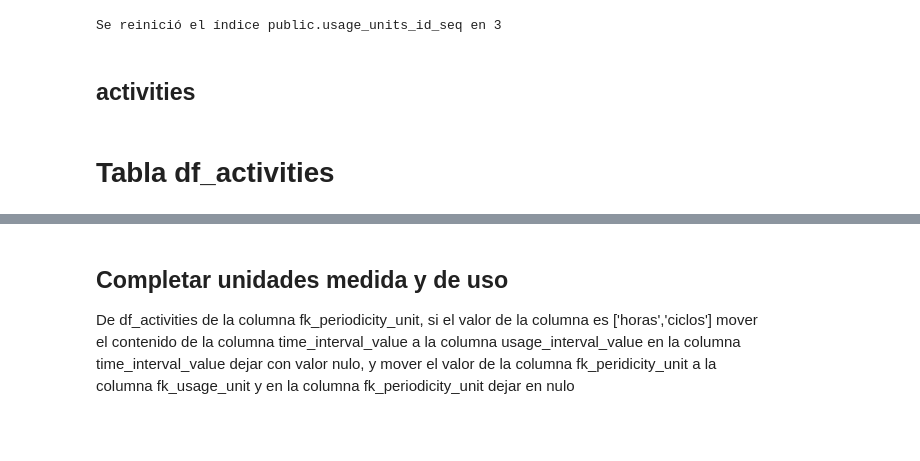
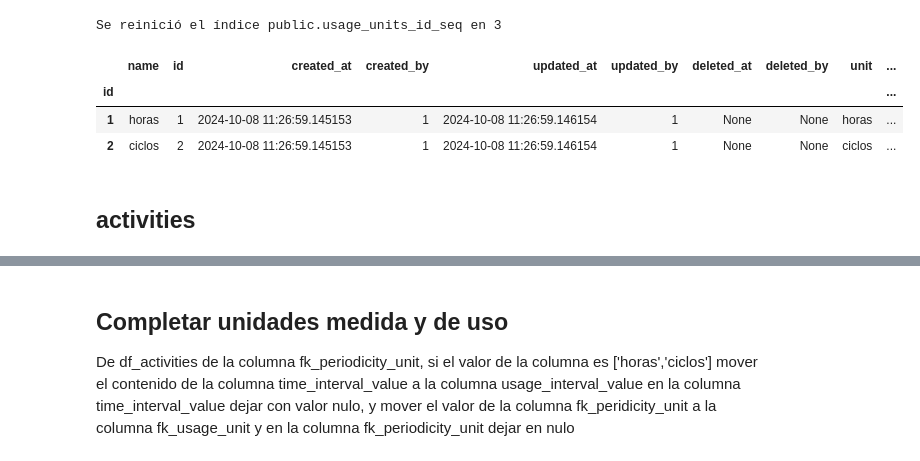
Before and after one commit to raulink/datascience_etcmt, a Jupyter notebook: notebooks/1.script.ipynb, the cells around one changed output, grey strips where cells are left out. Saved outputs shown, nothing was run; the diff lists cells and outputs as text; code cells hidden in the pictures; blank space fills up the shorter version.

Commit message:
Script activities funcionando

```diff
--- a/notebooks/1.script.ipynb
+++ b/notebooks/1.script.ipynb
@@ -134,9 +134,21 @@ class GoogleSheetProcessor:
         return df_unique
 
 
-    def buscarIndice(self, df: pd.DataFrame, valor, columna_id='value'):
+    def buscarIndice(self, df: pd.DataFrame, valor:str, columna_id='value'):
         # Verificar si el valor está en la columna_id especificada
-        resultado = df[df[columna_id].str.contains(valor, case=False, na=False)]
+        """
+        Busca un valor en la columna especificada del DataFrame.
+        Si el valor de búsqueda es nulo o si no se encuentra, retorna el mismo valor de búsqueda.
+        """
+        # Validar si el valor de búsqueda es nulo
+
+        if pd.isna(valor):
+            return None #pd.NA
+
+        #fkc_priority tiene el valor "BAJA " con espacio al final, eliminar el ultimo espacio Se añade a la funcion buscarIndice
+        valor = valor.upper().strip()
+
+        resultado = df[df[columna_id].str.upper() == valor]
         # Si no encuentra el valor, retornar el mismo valor
         if resultado.empty:
             return valor
@@ -236,8 +248,6 @@ class GoogleSheetProcessor:
         #df = df_raw.copy(deep=True)
         filtered_data = df[(df['fkc_activity_type'] == 'Actividad') | (df['fkc_activity_type'] == 'Tarea')]
 
-
-
         # Add fk_activity column
         filtered_data['fk_activity'] = None
 
@@ -261,8 +271,8 @@ class GoogleSheetProcessor:
         filtered_data.loc[filtered_data['fk_periodicity_unit'].isin(valores_lecturas), 'fk_usage_unit'] = filtered_data['fk_periodicity_unit']
 
         # Colocar los valores en las columnas timer_interva_value y fk_periodicity_unit en nulo
-        filtered_data.loc[filtered_data['fk_periodicity_unit'].isin(valores_lecturas), 'time_interval_value'] = pd.NA
-        filtered_data.loc[filtered_data['fk_periodicity_unit'].isin(valores_lecturas), 'fk_periodicity_unit'] = pd.NA
+        filtered_data.loc[filtered_data['fk_periodicity_unit'].isin(valores_lecturas), 'time_interval_value'] = None #pd.NA
+        filtered_data.loc[filtered_data['fk_periodicity_unit'].isin(valores_lecturas), 'fk_periodicity_unit'] = None #pd.NA
 
         return df_plan, df_action, df_speciality, filtered_data
 
@@ -286,7 +296,7 @@ filename_actividades = "input/mix_plan_actividades.csv"
 
 valores = {"D": 1,"S": 1,"2S": 2,"M": 5,"MC": 1,"2M": 2,"T": 3,"SE": 6,"8M": 8,"A": 1,"1.5A": 18,"2A": 2,"3A": 3,"4A": 4,"5A": 5,"6A": 6,"8A": 8,"10A": 10,"1000": 1000,"1300": 1300,"1800": 1800,"6000": 6000,"22500": 6000,"40000": 40000,"55000": 55000,"55000C": 55000}
 
-regimen = {"D": 'dia',"S": 'semana',"2S": 'semana',"M": 'semana',"MC": 'mes',"2M": 'mes',"T": 'mes',"SE": 'mes',"8M": 'mes',"A": 'año',"1.5A": 'mes',"2A": 'año',"3A": 'año',"4A": 'año',"5A": 'año',"6A": 'año',"8A": 'año',"10A": 'año',"1000": 'horas',"1300": 'horas',"1800": 'horas',"6000": 'horas',"22500": 'horas',"40000": 'horas',"55000": 'horas',"55000C": 'ciclos'}
+regimen = {"D": 'dia(s)',"S": 'semana(s)',"2S": 'semana(s)',"M": 'semana(s)',"MC": 'mes(es)',"2M": 'mes(es)',"T": 'mes(es)',"SE": 'mes(es)',"8M": 'mes(es)',"A": 'año(s)',"1.5A": 'mes(es)',"2A": 'año(s)',"3A": 'año(s)',"4A": 'año(s)',"5A": 'año(s)',"6A": 'año(s)',"8A": 'año(s)',"10A": 'año(s)',"1000": 'horas',"1300": 'horas',"1800": 'horas',"6000": 'horas',"22500": 'horas',"40000": 'horas',"55000": 'horas',"55000C": 'ciclos'}
 # %%
 # Combinacion de dataframes
 gs1 = GoogleSheetProcessor(url_alta_demanda)
@@ -361,7 +388,7 @@ def format_dataframe(df:pd.DataFrame,tabla:str,
 
     # Añadir las columnas faltantes a df con valores NaN
     for col in missing_columns:
-        df[col] = pd.NA  # O usa otro valor predeterminado si es necesario
+        df[col] = None #pd.NA  # O usa otro valor predeterminado si es necesario
 
     # Añadir columnas comunes
     df['id'] = df.index +1 if df.index[0] ==0 else df.index
@@ -382,6 +409,8 @@ def format_dataframe(df:pd.DataFrame,tabla:str,
 def actualizar_tabla_postgres(df: pd.DataFrame, tabla: str, columna_id: str,
                               usuario='postgres', password='postgres',
                               host='localhost', database='simyo3'):
+    # Reemplazar NaN por None (que en SQL es equivalente a NULL)
+    df = df.where(pd.notnull(df), None)
     # Crear el engine de SQLAlchemy
     engine = create_engine(f'postgresql://{usuario}:{password}@{host}/{database}')
 
@@ -413,9 +442,6 @@ def actualizar_tabla_postgres(df: pd.DataFrame, tabla: str, columna_id: str,
 
 # Ejemplo de uso:
 ## actualizar_tabla_postgres(df_plan, 'plans', 'id')
-
-
-
 def obtener_registros( tabla,  usuario='postgres', password='postgres', host='localhost', database='simyo3',columna_ids=[]):
     """
     Realiza un SELECT * en una tabla especificada de la base de datos y retorna un DataFrame con los resultados.
@@ -437,9 +463,11 @@ def buscarIndice(df: pd.DataFrame, valor_busqueda:str, columna_busqueda='name'):
     Busca un valor en la columna especificada del DataFrame.
     Si el valor de búsqueda es nulo o si no se encuentra, retorna el mismo valor de búsqueda.
     """
+
+
     # Validar si el valor de búsqueda es nulo
     if pd.isna(valor_busqueda):
-        return pd.NA
+        return None #pd.NA
     # Verificar si el valor está en la columna_id especificada
     resultado = df[df[columna_busqueda].str.contains(valor_busqueda, case=False, na=False)]
     # Si no encuentra el valor, retornar el mismo valor
@@ -508,7 +536,7 @@ def __actualizar_tabla_postgres(df:pd.DataFrame , tabla:str, columna_id:str , us
 
     # Añadir las columna_ids faltantes a df con valores NaN
     for col in missing_columns:
-        df[col] = pd.NA  # O usa otro valor predeterminado si es necesario
+        df[col] = None #pd.NA  # O usa otro valor predeterminado si es necesario
 
     # Añadir las columna_ids comunes en las tablas
     df['id'] = df.index
@@ -562,7 +590,7 @@ def update_plans_table(df, usuario, password, host, database, tabla, columna_id,
 
     # Añadir las columna_ids faltantes a df con valores NaN
     for col in missing_columns:
-        df[col] = pd.NA  # O usa otro valor predeterminado si es necesario
+        df[col] = None  # O usa otro valor predeterminado si es necesario
 
     # Añadir/actualizar las columna_ids necesarias en df
     df['id'] = df.index
@@ -660,2 +700,9 @@ df_usage_units.index = df_usage_units.id    # Se coloca el id correspondiente
+# %%
+df_usage_units
+# %% [output]
+|  | name | id | created_at | created_by | updated_at | updated_by | deleted_at | deleted_by | unit | ... |
+| id |  |  |  |  |  |  |  |  |  | ... |
+| 1 | horas | 1 | 2024-10-08 11:26:59.145153 | 1 | 2024-10-08 11:26:59.146154 | 1 | None | None | horas | ... |
+| 2 | ciclos | 2 | 2024-10-08 11:26:59.145153 | 1 | 2024-10-08 11:26:59.146154 | 1 | None | None | ciclos | ... |
 # %% [markdown]
 ## activities
@@ -665,5 +709,3 @@ df_activities['fk_periodicity_unit'] = df_activities['fk_periodicity_unit'].appl
-# %% [markdown]
-# Tabla df_activities
 # %%
 # Obtener registros de la tabla classifiers
 df_classifiers = obtener_registros(tabla='classifiers')
```
Also changed, not shown: parts of 23 cells of this notebook, 3 other files.
